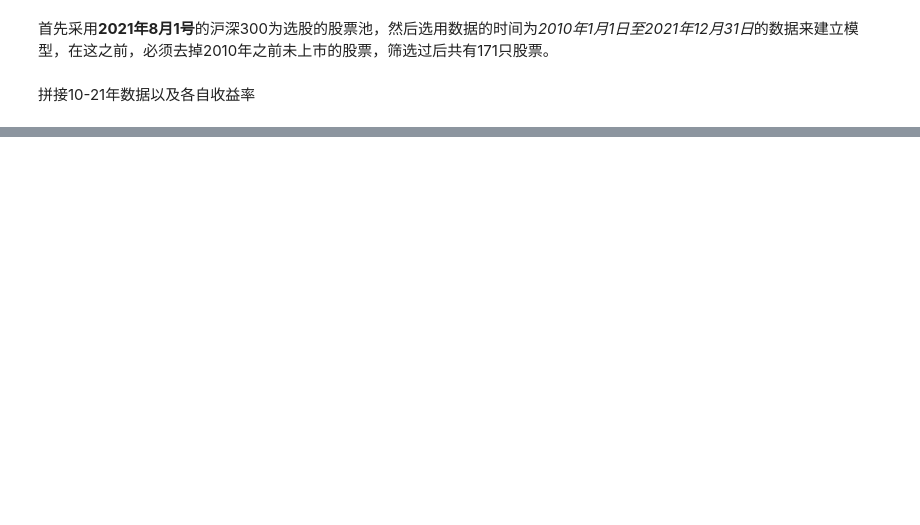
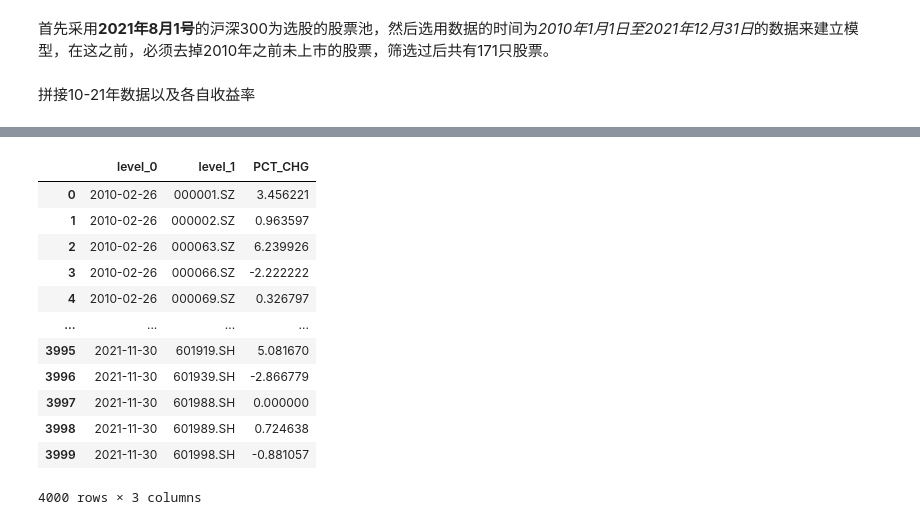
Before and after one commit to HeadCode-K/Index_Enhanccing_Based-ON-LSTM, a Jupyter notebook: vm1vm1.ipynb, the cells around one changed output, grey strips where cells are left out. Drawn from its saved outputs; the diff is of its cells as text; code cells hidden in the pictures; blank space fills up the shorter version.

```diff
--- a/vm1vm1.ipynb
+++ b/vm1vm1.ipynb
@@ -344,0 +541,22 @@ tepresult1
+# %%
+## 获取因变量pct 涨幅
+pct= pd.read_csv('/Users/huyifan/Desktop/Index_Enhanccing_FYPPRO/DATA/rawdata/pct_10_21.csv',index_col=[0,1])
+y = pct.dropna()
+# %%
+train_y = pd.concat([y.head(2000),y.tail(2000)])
+train_y2 = train_y.reset_index()
+train_y2
+# %% [output]
+|  | level_0 | level_1 | PCT_CHG |
+| 0 | 2010-02-26 | 000001.SZ | 3.456221 |
+| 1 | 2010-02-26 | 000002.SZ | 0.963597 |
+| 2 | 2010-02-26 | 000063.SZ | 6.239926 |
+| 3 | 2010-02-26 | 000066.SZ | -2.222222 |
+| 4 | 2010-02-26 | 000069.SZ | 0.326797 |
+| ... | ... | ... | ... |
+| 3995 | 2021-11-30 | 601919.SH | 5.081670 |
+| 3996 | 2021-11-30 | 601939.SH | -2.866779 |
+| 3997 | 2021-11-30 | 601988.SH | 0.000000 |
+| 3998 | 2021-11-30 | 601989.SH | 0.724638 |
+| 3999 | 2021-11-30 | 601998.SH | -0.881057 |
+4000 rows × 3 columns
```
Also changed, not shown: parts of 20 cells of this notebook, 29 other files.
